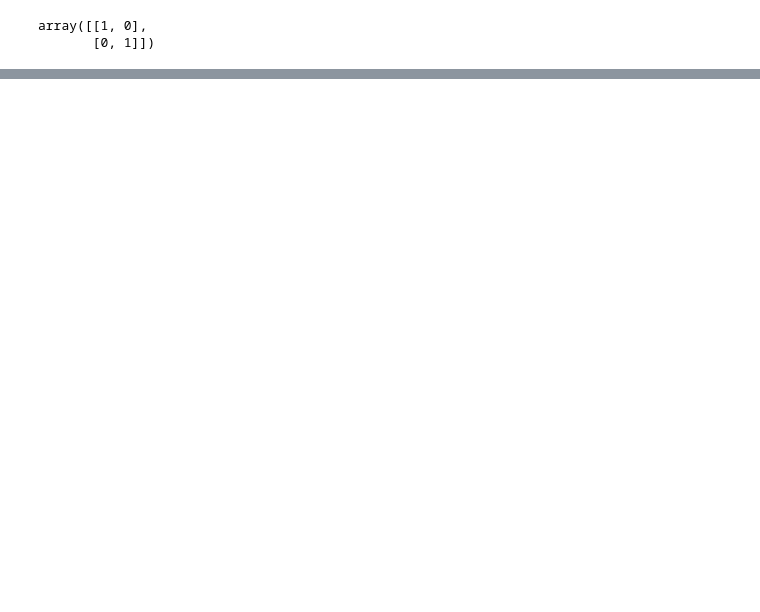
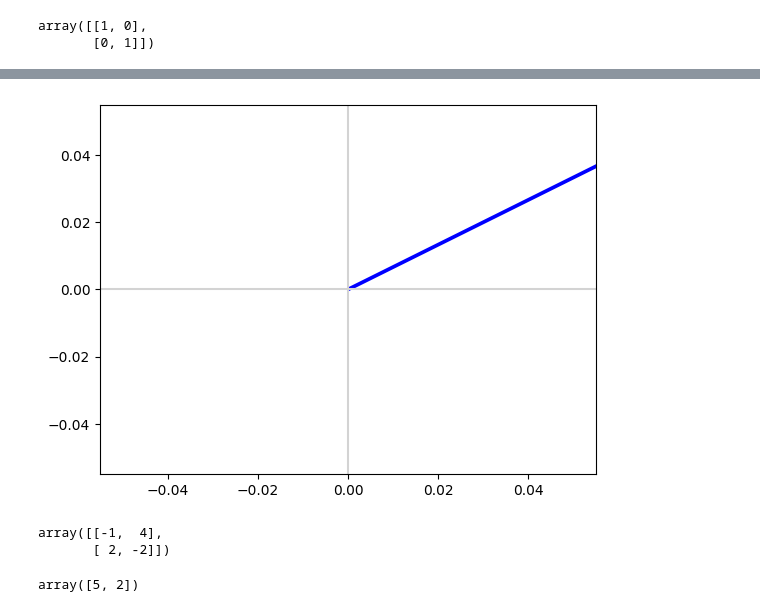
Before and after one commit to Krisho1/Machine-Learning-Foundations-Math-Probability-Statistics-and-Computer-Science-Python-Codes-, a Jupyter notebook: Linerar_Algebra_II_.ipynb, the cells around one changed output, grey strips where cells are left out. Saved outputs shown, nothing was run; the diff lists cells and outputs as text; code cells hidden in the pictures; blank space fills up the shorter version.

```diff
--- a/Linerar_Algebra_II_.ipynb
+++ b/Linerar_Algebra_II_.ipynb
@@ -56,0 +57,15 @@ array([1, 2])
+# %%
+plot_vectors([v],['blue'])
+# %% [output]
+[figure, added]
+# %%
+X = np.array([[-1,4],[2,-2]])
+X
+# %% [output]
+array([[-1,  4],
+       [ 2, -2]])
+# %%
+Xv = np.dot(X,v)
+Xv
+# %% [output]
+array([5, 2])
```
Also changed, not shown: parts of 15 cells of this notebook.
